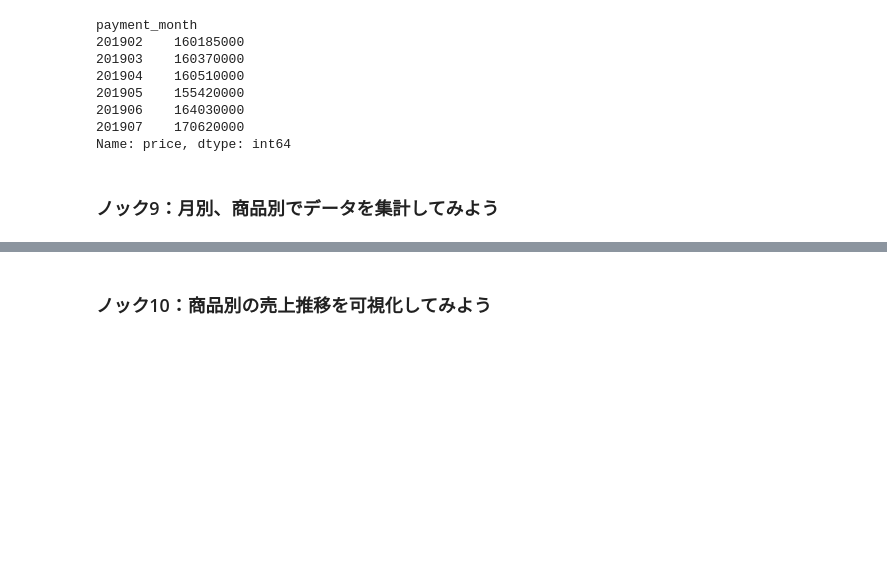
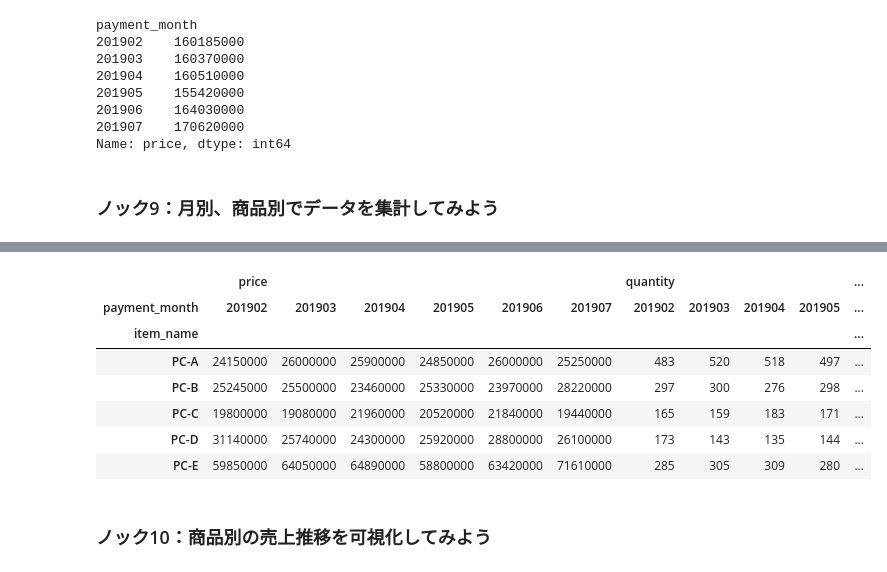
Before and after one commit to Rindrics/anlz100, a Jupyter notebook: chap1/chap1.ipynb, the cells around one changed output, grey strips where cells are left out. Drawn from its saved outputs; the diff is of its cells as text; code cells hidden in the pictures; blank space fills up the shorter version.

Commit message:
Group by item_name

```diff
--- a/chap1/chap1.ipynb
+++ b/chap1/chap1.ipynb
@@ -250,2 +271,13 @@ Name: price, dtype: int64
+# %%
+pd.pivot_table(joined_data, index='item_name', columns='payment_month', values=['price', 'quantity'], aggfunc='sum')
+# %% [output]
+|  | price |  |  |  |  |  | quantity |  |  |  | ... |
+| payment_month | 201902 | 201903 | 201904 | 201905 | 201906 | 201907 | 201902 | 201903 | 201904 | 201905 | ... |
+| item_name |  |  |  |  |  |  |  |  |  |  | ... |
+| PC-A | 24150000 | 26000000 | 25900000 | 24850000 | 26000000 | 25250000 | 483 | 520 | 518 | 497 | ... |
+| PC-B | 25245000 | 25500000 | 23460000 | 25330000 | 23970000 | 28220000 | 297 | 300 | 276 | 298 | ... |
+| PC-C | 19800000 | 19080000 | 21960000 | 20520000 | 21840000 | 19440000 | 165 | 159 | 183 | 171 | ... |
+| PC-D | 31140000 | 25740000 | 24300000 | 25920000 | 28800000 | 26100000 | 173 | 143 | 135 | 144 | ... |
+| PC-E | 59850000 | 64050000 | 64890000 | 58800000 | 63420000 | 71610000 | 285 | 305 | 309 | 280 | ... |
 # %% [markdown]
 ### ノック10：商品別の売上推移を可視化してみよう
```
Also changed, not shown: parts of 1 cell of this notebook.
